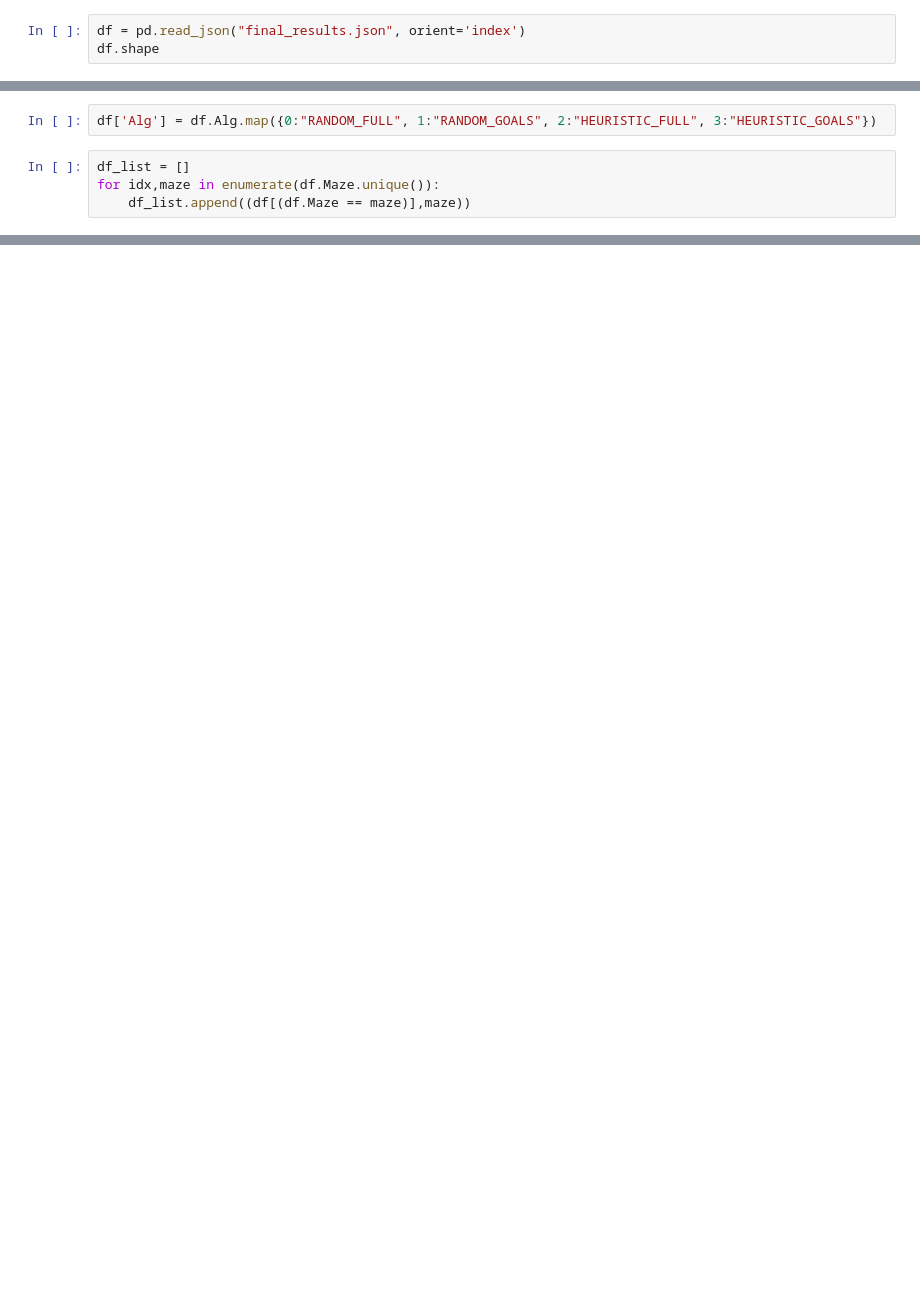
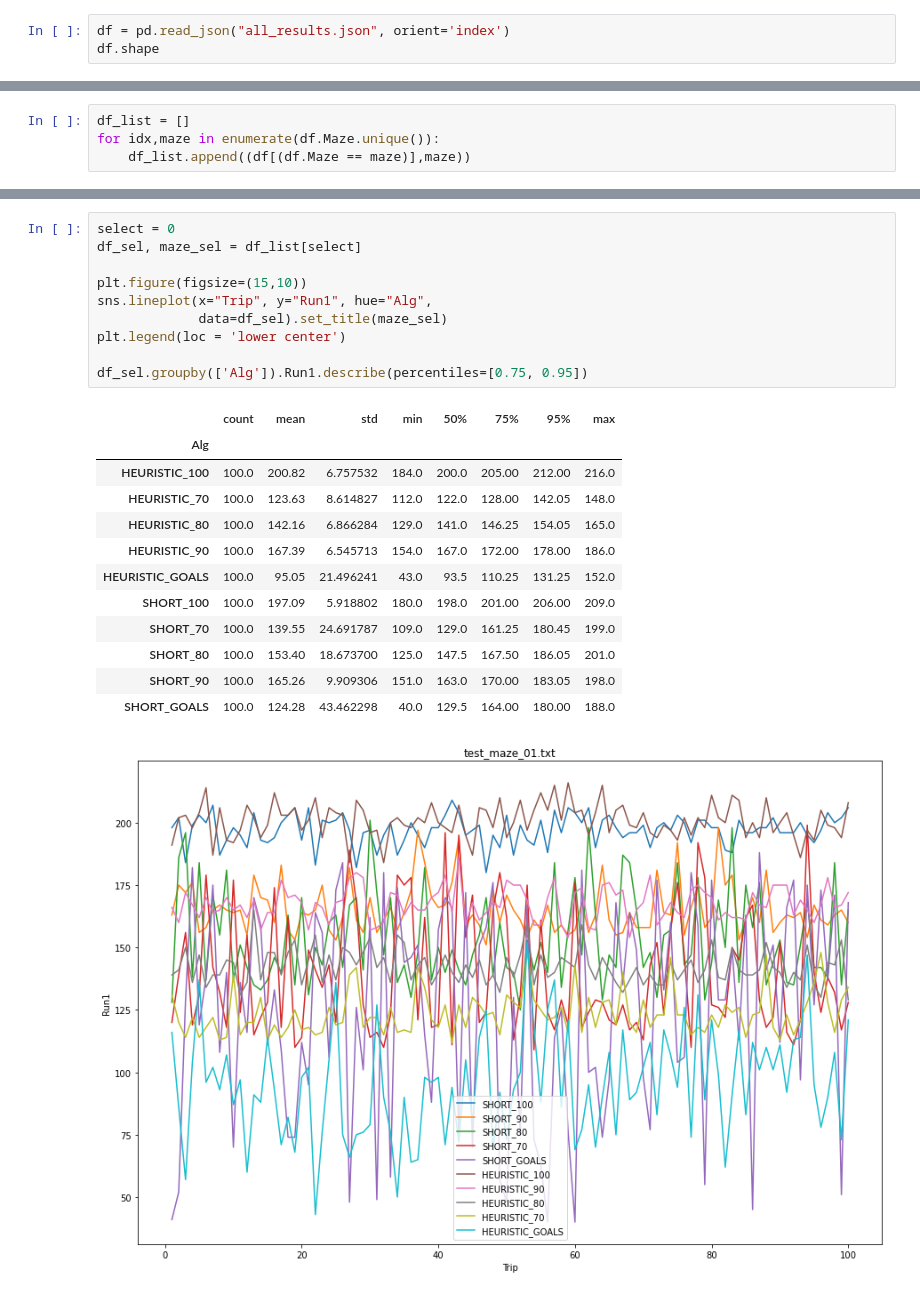
Before and after one commit to magicpai/virtualmaze, a Jupyter notebook: analysis.ipynb, the cells around one changed output, grey strips where cells are left out. Cells and saved outputs as stored; diff of their text form; blank space fills up the shorter version.

```diff
--- a/analysis.ipynb
+++ b/analysis.ipynb
@@ -5,6 +5,6 @@ import numpy as np
 from matplotlib import pyplot as plt
 import seaborn as sns
 # %%
-df = pd.read_json("final_results.json", orient='index')
+df = pd.read_json("all_results.json", orient='index')
 df.shape
 # %% [output]
@@ -12,5 +12,3 @@ df.shape
-# %%
-df['Alg'] = df.Alg.map({0:"RANDOM_FULL", 1:"RANDOM_GOALS", 2:"HEURISTIC_FULL", 3:"HEURISTIC_GOALS"})
 # %%
 df_list = []
 for idx,maze in enumerate(df.Maze.unique()):
@@ -145,0 +18,24 @@ df_sel.groupby(['Alg']).Score.describe(percentiles=[0.75, 0.95])
+# %%
+select = 0
+df_sel, maze_sel = df_list[select]
+
+plt.figure(figsize=(15,10))
+sns.lineplot(x="Trip", y="Run1", hue="Alg",
+             data=df_sel).set_title(maze_sel)
+plt.legend(loc = 'lower center')
+
+df_sel.groupby(['Alg']).Run1.describe(percentiles=[0.75, 0.95])
+# %% [output]
+|  | count | mean | std | min | 50% | 75% | 95% | max |
+| Alg |  |  |  |  |  |  |  |  |
+| HEURISTIC_100 | 100.0 | 200.82 | 6.757532 | 184.0 | 200.0 | 205.00 | 212.00 | 216.0 |
+| HEURISTIC_70 | 100.0 | 123.63 | 8.614827 | 112.0 | 122.0 | 128.00 | 142.05 | 148.0 |
+| HEURISTIC_80 | 100.0 | 142.16 | 6.866284 | 129.0 | 141.0 | 146.25 | 154.05 | 165.0 |
+| HEURISTIC_90 | 100.0 | 167.39 | 6.545713 | 154.0 | 167.0 | 172.00 | 178.00 | 186.0 |
+| HEURISTIC_GOALS | 100.0 | 95.05 | 21.496241 | 43.0 | 93.5 | 110.25 | 131.25 | 152.0 |
+| SHORT_100 | 100.0 | 197.09 | 5.918802 | 180.0 | 198.0 | 201.00 | 206.00 | 209.0 |
+| SHORT_70 | 100.0 | 139.55 | 24.691787 | 109.0 | 129.0 | 161.25 | 180.45 | 199.0 |
+| SHORT_80 | 100.0 | 153.40 | 18.673700 | 125.0 | 147.5 | 167.50 | 186.05 | 201.0 |
+| SHORT_90 | 100.0 | 165.26 | 9.909306 | 151.0 | 163.0 | 170.00 | 183.05 | 198.0 |
+| SHORT_GOALS | 100.0 | 124.28 | 43.462298 | 40.0 | 129.5 | 164.00 | 180.00 | 188.0 |
+[figure, added]
```
Also changed, not shown: parts of 63 cells of this notebook.
